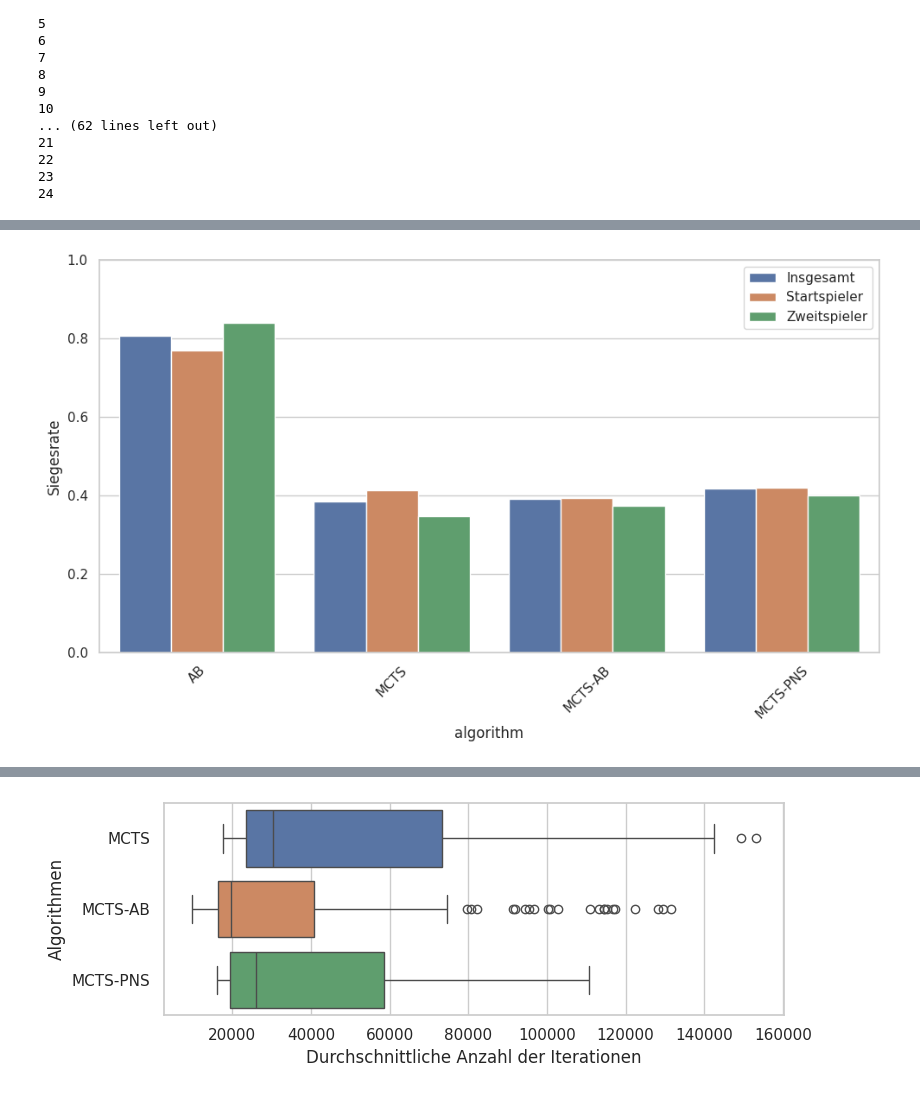
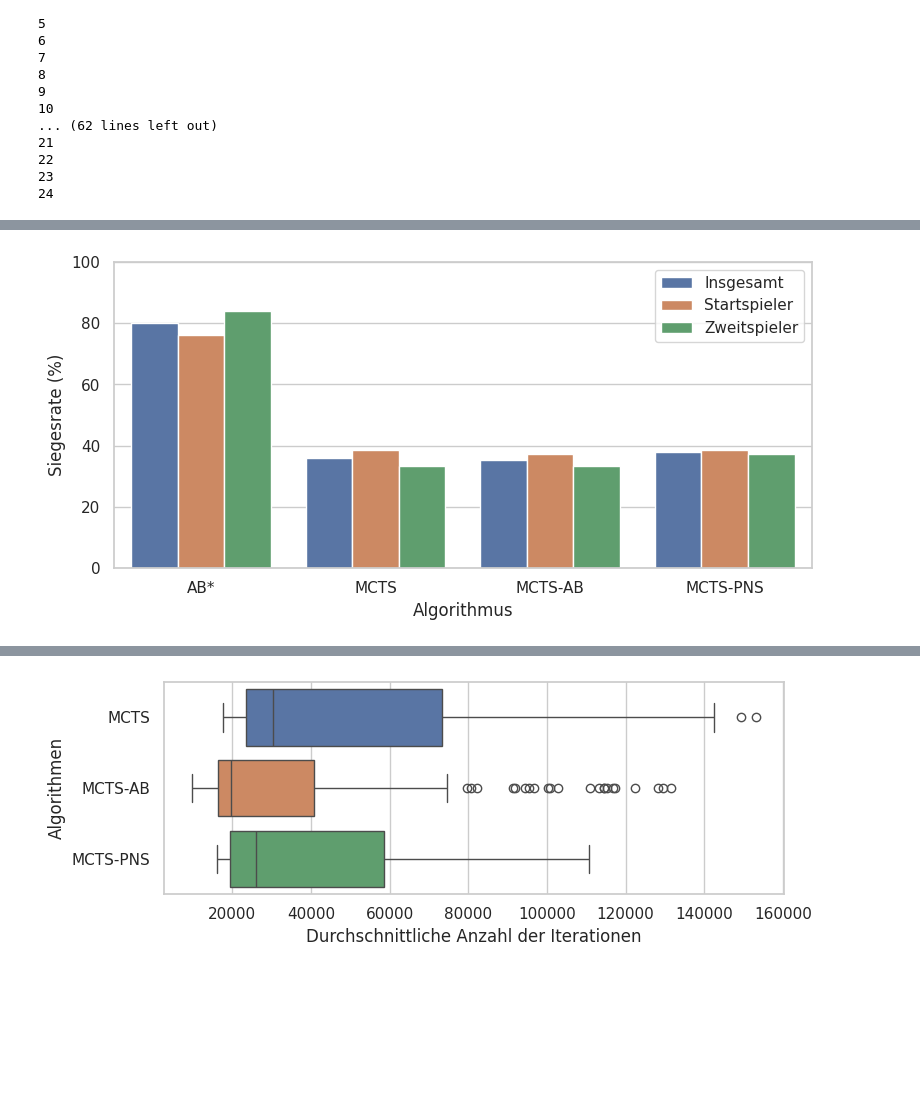
Before and after one commit to l3yd/bachelorarbeit, a Jupyter notebook: experiments.ipynb, the cells around one changed output, grey strips where cells are left out. Drawn from its saved outputs; the diff is of its cells as text; code cells hidden in the pictures; blank space fills up the shorter version.

Commit message:
more plots

```diff
--- a/experiments.ipynb
+++ b/experiments.ipynb
@@ -1219,7 +1219,7 @@ now: board1: AB vs. MCTS
 df_1 = pd.read_csv('data/round_robin_position_1.csv')
 df_2 = pd.read_csv('data/round_robin_position_1_MCTS-AB.csv')
 
-df = pd.concat([df_1,df_2])
+df = pd.concat([df_1,df_2]).reset_index(drop=True)
 
 def get_matchup(row):
     players = sorted([row['player1'], row['player2']])
@@ -1232,7 +1232,7 @@ df['winner_name'] = df.apply(
     axis=1
 )
 df_with_draws = df.copy()
-df = df[df['winner_name']!='draw']
+#df = df[df['winner_name']!='draw']
 
 matchup_wins = df.groupby(['matchup', 'winner_name']).size().reset_index(name='wins')
 
@@ -1242,11 +1242,11 @@ matchup_stats = pd.merge(matchup_wins, matchup_games, on='matchup')
 matchup_stats['winrate'] = matchup_stats['wins'] / matchup_stats['total_games']
 
 
-matchup_stats = matchup_stats[matchup_stats['winner_name'] != 'draw']
+#matchup_stats = matchup_stats[matchup_stats['winner_name'] != 'draw']
 print(matchup_stats)
 
 stats = matchup_stats.groupby('winner_name')['winrate'].agg(['mean','std'])
-print(stats)
+#print(stats)
 
 num_games = 300
 algorithms = ['AB', 'MCTS', 'MCTS-AB', 'MCTS-PNS']
@@ -1295,8 +1295,7 @@ MCTS-PNS drew 11 times, that is a drawrate of 0.03666666666666667
 df_1 = pd.read_csv('data/round_robin_position_1.csv')
 df_2 = pd.read_csv('data/round_robin_position_1_MCTS-AB.csv')
 
-df = pd.concat([df_1,df_2])
-
+df = pd.concat([df_1,df_2],ignore_index=True)
 
 def get_starting_name(row):
     starting = row['starting_player']
@@ -1308,58 +1307,69 @@ df['winner_name'] = df.apply(
     axis=1
 )
 
+def slice_alg_played(df, alg):
+    return df[(df['player1']==alg) | (df['player2'==alg])]
+
 def slice_alg_starts(df, alg):
-    df.copy()
     return df[df['starting_name']==alg]
 
 def slice_alg_second(df, alg):
-    df.copy()
     return df[(df['starting_name']!=alg) & ((df['player1'] == alg) |(df['player2']==alg))]
 
+def winrate_overall(df,alg):
+    all_games = df[(df['player1']==alg) | (df['player2']==alg)]
+    wins = (all_games['winner_name'] == alg).sum()
+    #total = (all_games['winner_name']!='draw').sum()
+    total = len(all_games)
+    winrate = round(wins / total,4)
+    return winrate
+
+
 def winrate_when_first(df, alg):
-    #print(alg)
-    starts = slice_alg_starts(df,alg)
+    starts = df[df['starting_name']==alg]
     wins = (starts['winner_name'] == alg).sum()
-    #print(wins)
-    total = (starts['winner_name']!='draw').sum()
-    #print(total)
-    winrate = round(wins / total,3)
+    #total = (starts['winner_name']!='draw').sum()
+    total = len(starts)
+    winrate = round(wins / total,4)
     return winrate
 
 def winrate_when_second(df, alg):
-    second = slice_alg_second(df,alg)
+    second = df[(df['starting_name']!=alg) & ((df['player1'] == alg) |(df['player2']==alg))]
     wins = (second['winner_name'] == alg).sum()
-    total = (second['winner_name']!='draw').sum()
-    winrate = round(wins / total,3)
+    #total = (second['winner_name']!='draw').sum()
+    total = len(second)
+    winrate = round(wins / total,4)
     return winrate
 
 algorithms = ['AB','MCTS','MCTS-AB','MCTS-PNS']
 
+winrates_overall = []
 winrates_first = []
 winrates_second = []
 for alg in algorithms:
+    winrates_overall.append(winrate_overall(df,alg))
     winrates_first.append(winrate_when_first(df,alg))
     winrates_second.append(winrate_when_second(df,alg))
 
 
 df_winrates = pd.DataFrame()
 
+algorithms[0] = 'AB*'
 df_winrates['algorithm'] = algorithms + algorithms + algorithms
-df_winrates['winrate'] =  stats['mean'].tolist() + winrates_first + winrates_second
+df_winrates['winrate'] =  [100*i for i in (winrates_overall + winrates_first + winrates_second)]
 df_winrates['first_or_second'] = ['Insgesamt','Insgesamt','Insgesamt','Insgesamt','Startspieler','Startspieler','Startspieler','Startspieler','Zweitspieler','Zweitspieler','Zweitspieler','Zweitspieler']
 
-
-plt.figure(figsize=(10, 6))
+sns.set_theme(style='whitegrid')
+plt.figure(figsize=(8, 4))
 sns.barplot(data=df_winrates, x="algorithm", y="winrate", hue="first_or_second")
 plt.xlabel("Algorithmus")
-plt.ylabel("Siegesrate")
-plt.ylim(0, 1)
+plt.ylabel("Siegesrate (%)")
+plt.ylim(0, 100)
 plt.legend(title="")
-plt.xticks(rotation=45)
 plt.tight_layout()
 plt.show()
 # %% [output]
-[figure, old version]
+[figure, new version]
 # %%
 # Results auswerten und plotten der untersuchten Knoten
 
```
Also changed, not shown: parts of 2 cells of this notebook, 6 other files.
